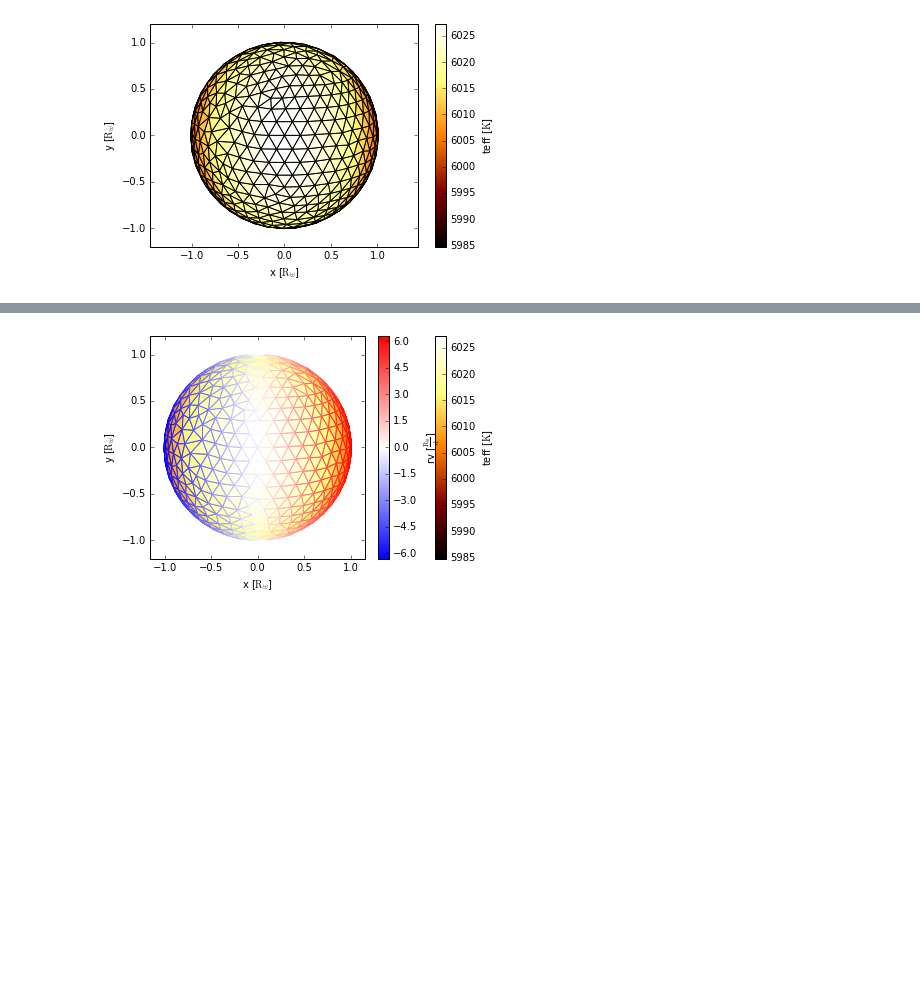
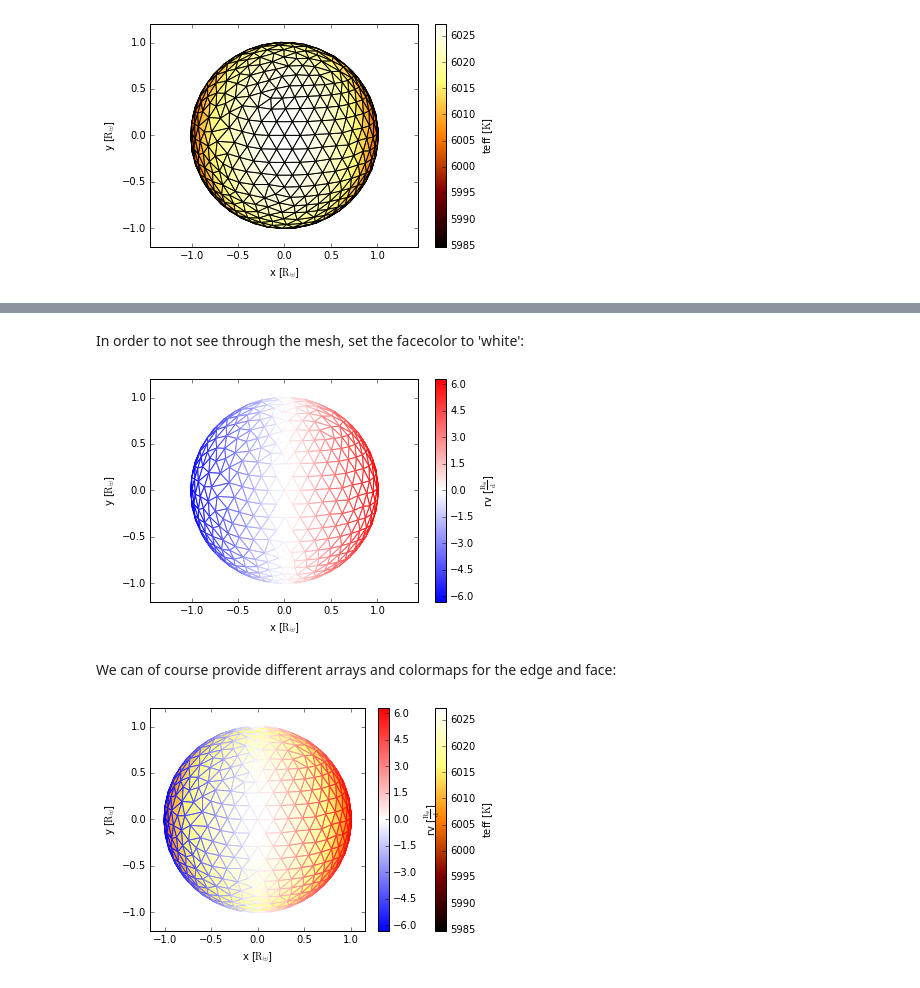
Before and after one commit to kecnry/autofig, a Jupyter notebook: examples/autofig_mesh.ipynb, the cells around one changed output, grey strips where cells are left out. Cells and saved outputs as stored; diff of their text form; code cells hidden in the pictures; blank space fills up the shorter version.

```diff
--- a/examples/autofig_mesh.ipynb
+++ b/examples/autofig_mesh.ipynb
@@ -54,3 +85,16 @@ autofig.mesh(x=xs, y=ys, z=zs,
+# %% [markdown]
+In order to not see through the mesh, set the facecolor to 'white':
+# %%
+autofig.reset()
+autofig.mesh(x=xs, y=ys, z=zs,
+             xlabel='x', xunit='solRad',
+             ylabel='y', yunit='solRad',
+             ec=-vzs, ecmap='bwr', eclim='symmetric', eclabel='rv', ecunit='solRad/d',
+             fc='white', show=True)
+# %% [output]
+[figure, added]
+# %% [markdown]
+We can of course provide different arrays and colormaps for the edge and face:
 # %%
 autofig.reset()
 autofig.mesh(x=xs, y=ys, z=zs,
```
Also changed, not shown: parts of 7 cells of this notebook, 1 other file.
